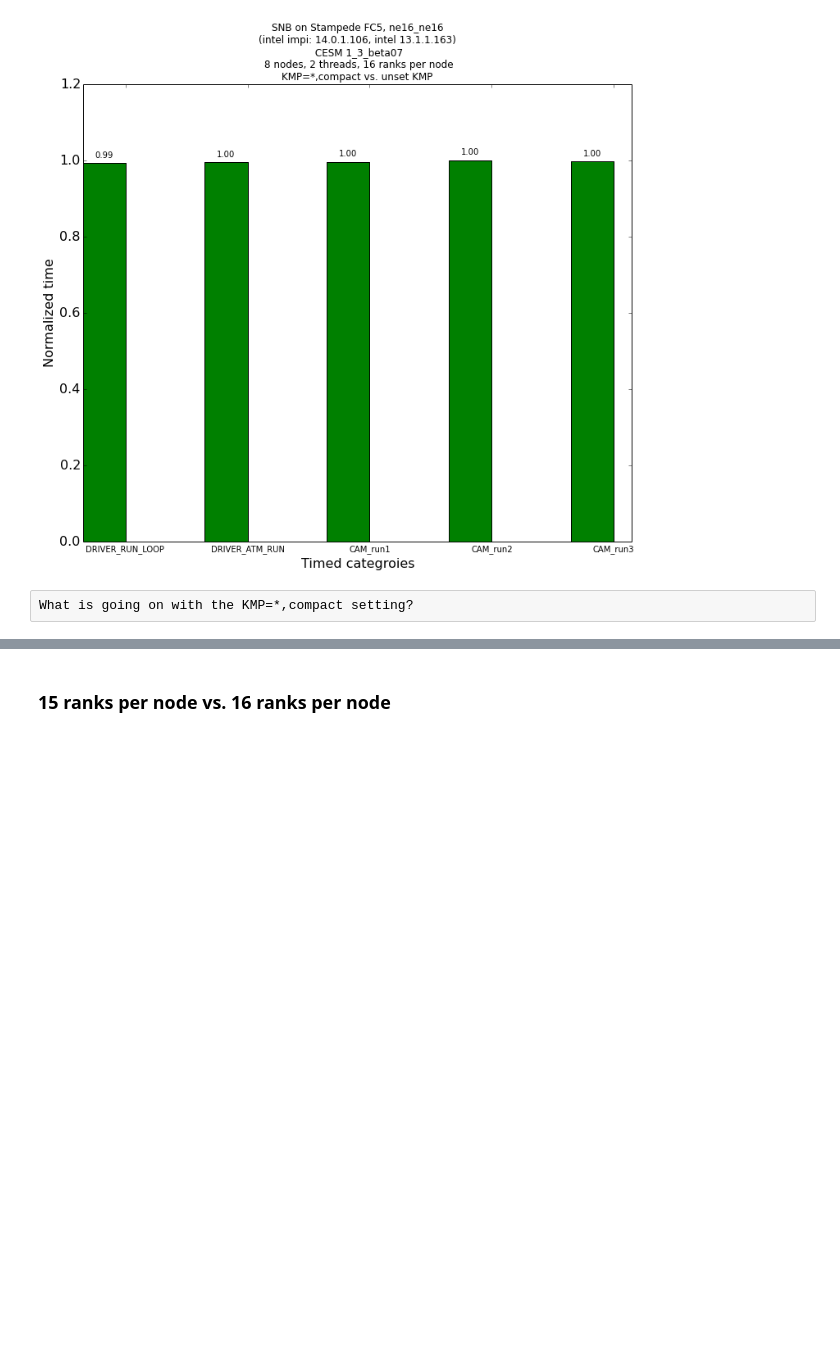
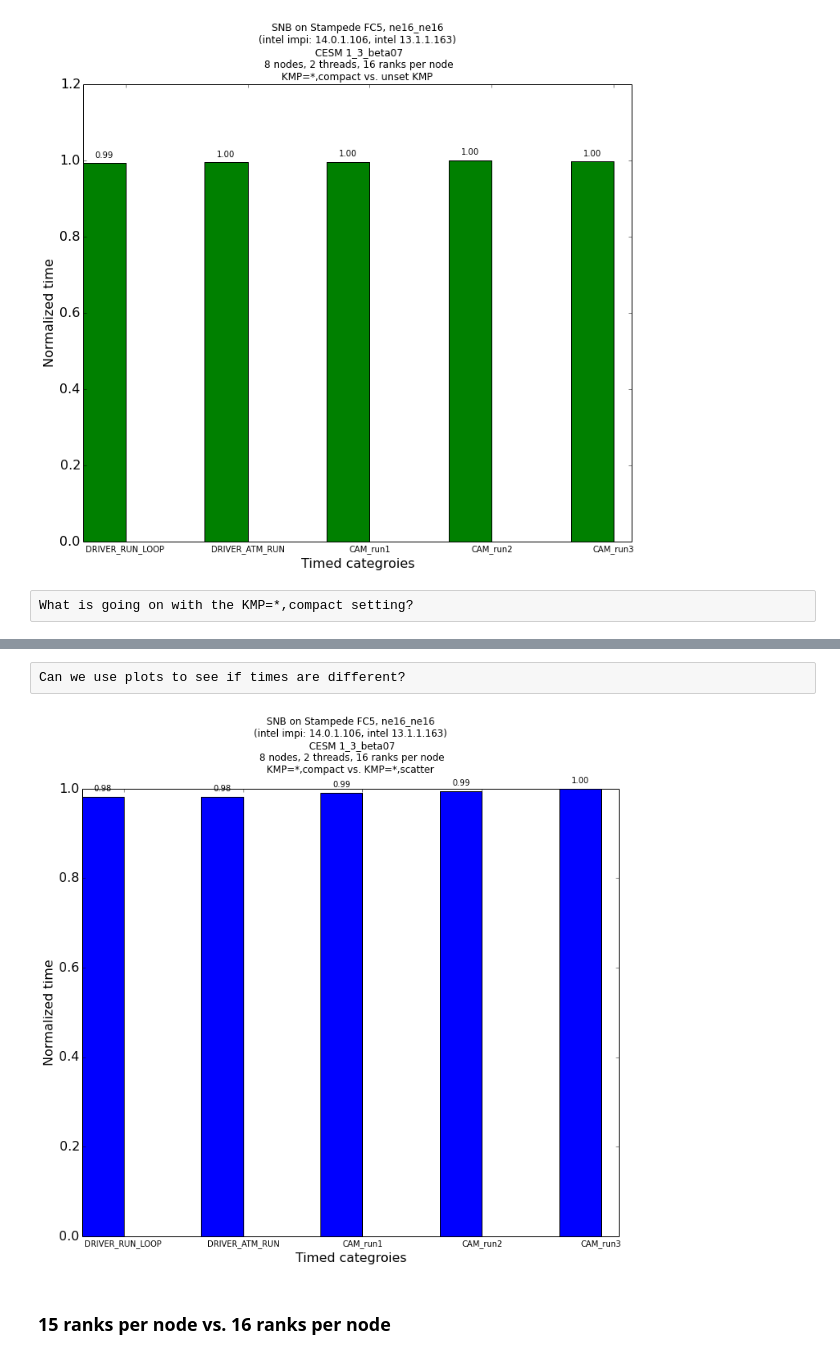
Before and after one commit to srinathv/CesmPerfTools, a Jupyter notebook: notebooks/StampedeRuns.ipynb, the cells around one changed output, grey strips where cells are left out. Saved outputs shown, nothing was run; the diff lists cells and outputs as text; code cells hidden in the pictures; blank space fills up the shorter version.

```diff
--- a/notebooks/StampedeRuns.ipynb
+++ b/notebooks/StampedeRuns.ipynb
@@ -201,0 +231,12 @@ cesmKmpCompactFile.readlines('
+# %%
+cesmKmpScatterFile=gzip.open(pathToStampedePerfData + 'c13b7.host.16x2x8.13.kmpScatter/logs/cesm.log.140224-175445.gz')
+fileLines=cesmKmpScatterFile.readlines()
+threadMaps=[tmap for tmap in fileLines if "Internal thread 0 bound to OS proc set {0}" in tmap]
+for i in threadMaps:
+    print i
+threadMaps=[tmap for tmap in fileLines if "Internal thread 1 bound to OS proc set {0}" in tmap]
+for i in threadMaps:
+    print i
+threadMaps=[tmap for tmap in fileLines if ("OS proc" in tmap) and ("maps to package" in tmap)]
+for i in threadMaps:
+    print i
@@ -202,3 +261,33 @@ cesmKmpCompactFile.readlines('
+# %% [raw]
+Can we use plots to see if times are different?
+# %%
+sixteenRanksKmpScatter = cpt.cesmTimeParser()
+file16KmpScatter ='c13b7.host.16x2x8.13.kmpScatter/timing/ccsm_timing_stats.140224-175445.gz'
+sixteenRanksKmpScatter.parseFile(pathToStampedePerfData + file16KmpScatter)
+ratioList=[]
+for i in outerTimedGroups:
+    ratioList.append(sixteenRanksKmpCompact.getDataEntry(i,"wallmax")/sixteenRanksKmpScatter.getDataEntry(i,"wallmax"))
+ratioArray=np.array(ratioList)
+pos = np.arange(int(np.size(ratioList)))    # the bar centers on the x axis
+width = 0.35
+
+plt.rc(('xtick','ytick','axes'), labelsize=16.0)
+
+plt.figure(1)
+ratioBars = plt.bar(pos, ratioArray, width, color='b')
+
+plt.ylabel('Normalized time')
+plt.xlabel('Timed categroies')
+plt.xticks(pos+width, outerTimedGroups, fontsize=10)
+#plt.legend((ratioBars),('Sandybridge'))
+plt.title('SNB on Stampede FC5, ne16_ne16 \n' +
+          '(intel impi: 14.0.1.106, intel 13.1.1.163)' +
+          '\n CESM 1_3_beta07 \n 8 nodes, 2 threads, 16 ranks per node \n' +
+          'KMP=*,compact vs. KMP=*,scatter \n',fontsize=12.)
+cpp.autolabelRel(ratioBars)
+plt.show()
+# %% [output]
+[figure, added]
 # %% [markdown]
 ### 15 ranks per node vs. 16 ranks per node
 # %% [raw]
```
Also changed, not shown: parts of 5 cells of this notebook.
